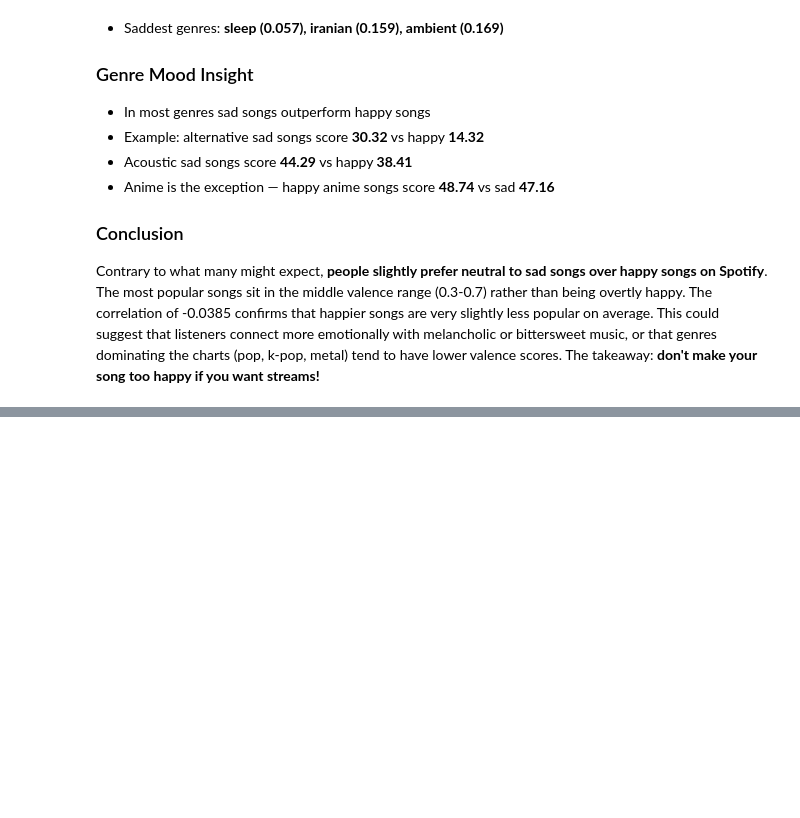
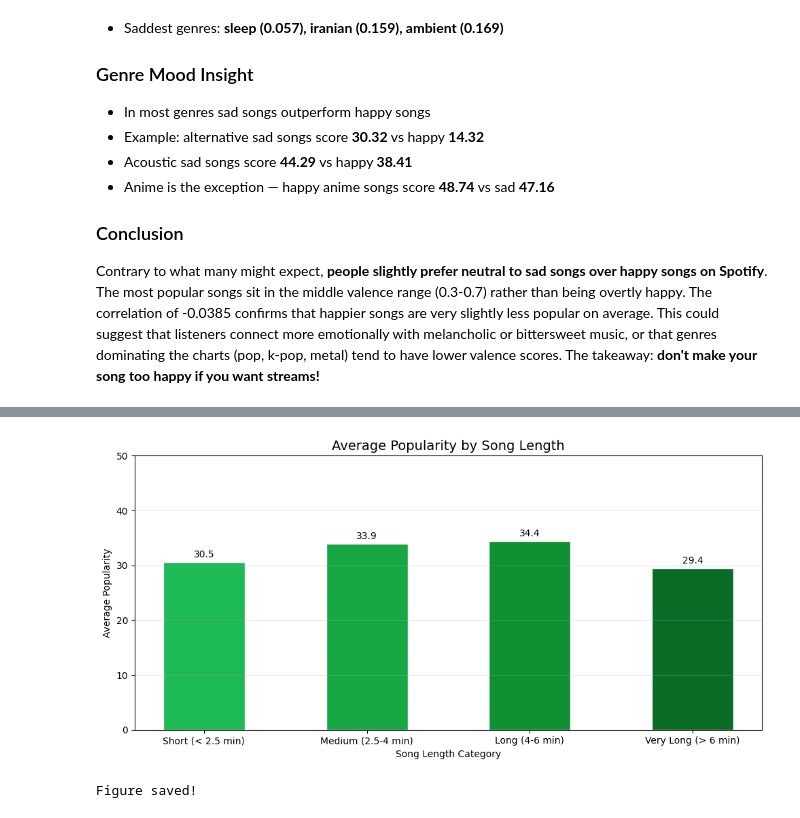
Before and after one commit to Dhumo986/cis4930-sp26-project-group-04, a Jupyter notebook: notebooks/question.ipynb, the cells around one changed output, grey strips where cells are left out. Saved outputs shown, nothing was run; the diff lists cells and outputs as text; code cells hidden in the pictures; blank space fills up the shorter version.

Commit message:
Add Question 4 - short vs long songs analysis

```diff
--- a/notebooks/question.ipynb
+++ b/notebooks/question.ipynb
@@ -414,0 +443,5 @@ The takeaway: **don't make your song too happy if you want streams!**
+# %%
+# Remove extreme outliers — songs over 10 minutes
+df_clean = df[df['duration_sec'] <= 600].copy()
+print(f"Songs removed as outliers: {len(df) - len(df_clean)}")
+print(f"Remaining songs: {len(df_clean)}")
@@ -414,0 +475,11 @@ The takeaway: **don't make your song too happy if you want streams!**
+# %%
+# Average popularity by length category
+length_popularity = df_clean.groupby('length_category')['popularity'].agg(['mean', 'count', 'std'])
+
+# Sort by duration order
+order = ['Short (< 2.5 min)', 'Medium (2.5-4 min)',
+         'Long (4-6 min)', 'Very Long (> 6 min)']
+length_popularity = length_popularity.reindex(order)
+
+print("Average popularity by song length:")
+print(length_popularity.round(3))
@@ -414,0 +494,25 @@ The takeaway: **don't make your song too happy if you want streams!**
+# %%
+# Bar plot — popularity by song length
+fig, ax = plt.subplots(figsize=(10, 5))
+
+colors = ['#1DB954', '#17A844', '#0F9033', '#096B26']
+bars = ax.bar(order,
+              length_popularity['mean'].values,
+              color=colors,
+              edgecolor='white',
+              width=0.5)
+
+ax.set_title('Average Popularity by Song Length', fontsize=14)
+ax.set_xlabel('Song Length Category')
+ax.set_ylabel('Average Popularity')
+ax.bar_label(bars, fmt='%.1f', padding=3)
+ax.grid(axis='y', alpha=0.3)
+ax.set_ylim(0, 50)
+
+fig.tight_layout()
+fig.savefig("../figures/popularity_by_length.png", dpi=300)
+plt.show()
+print("Figure saved!")
+# %% [output]
+[figure, added]
+Figure saved!
```
Also changed, not shown: parts of 10 cells of this notebook, 2 other files.
